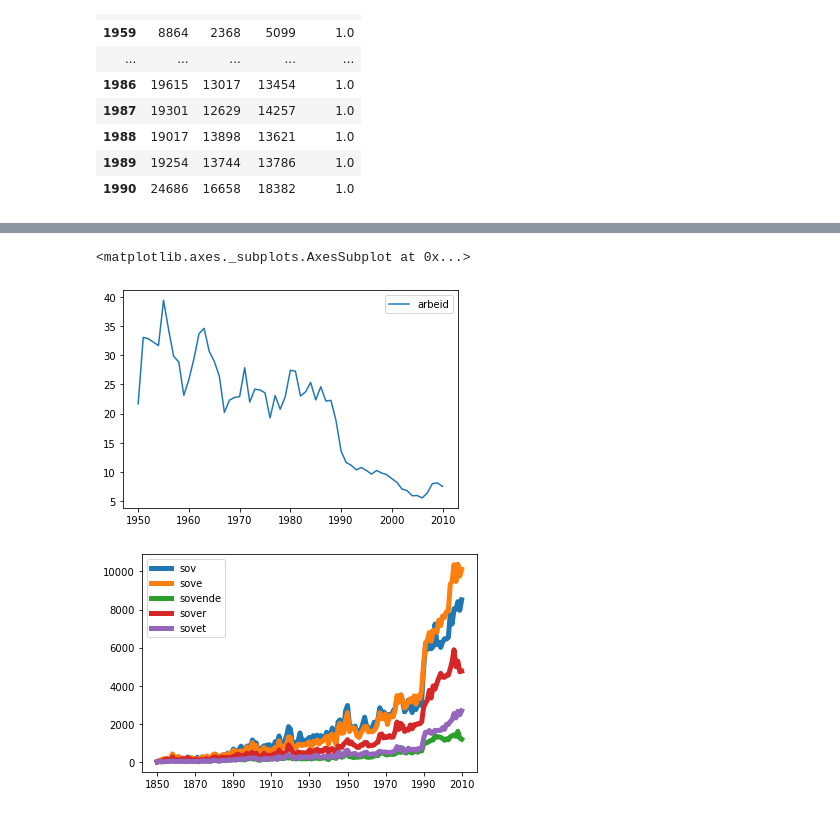
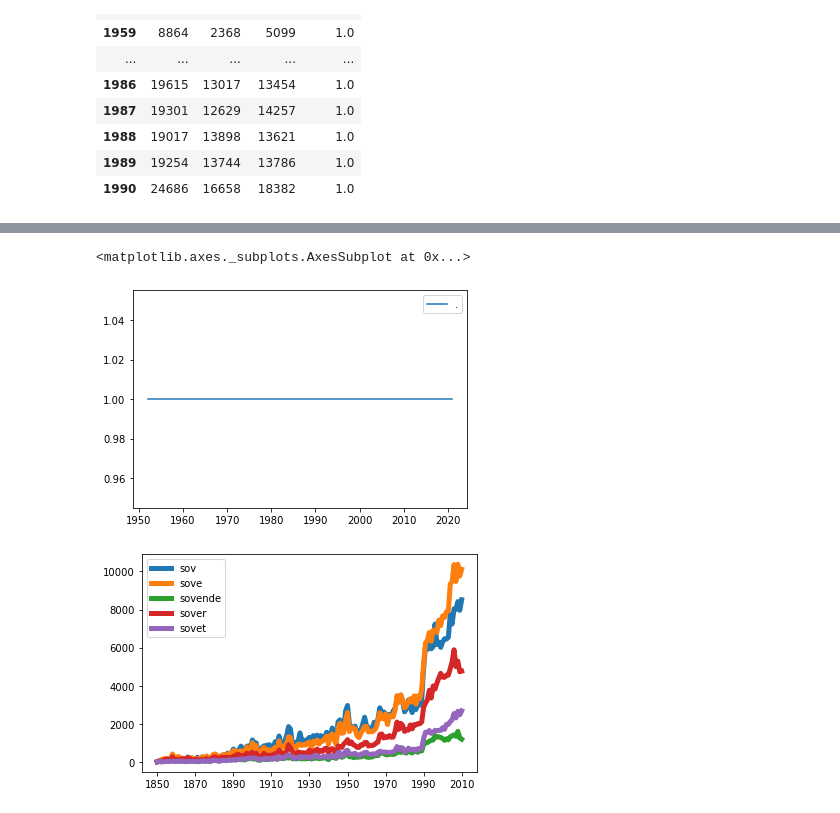
Before and after one commit to Yoonsen/Demo, a Jupyter notebook: Untitled.ipynb, the cells around one changed output, grey strips where cells are left out. Cells and saved outputs as stored; diff of their text form; code cells hidden in the pictures.

```diff
--- a/Untitled.ipynb
+++ b/Untitled.ipynb
@@ -247,0 +280,2 @@ class Ngram_news(Ngram_book):
+# %%
+z = Ngram(words = ['og', 'i', 'på'],doctype = "digibok")
@@ -248,5 +294,5 @@ class Ngram_news(Ngram_book):
 # %%
-z = Ngram_news(words = ['arbeid'])
+a = Ngram(words = ['arbeid'])
 # %%
 z.plot()
 # %% [output]
@@ -254,8 +300,8 @@ z.plot()
 # %%
-z.compare(x).plot()
+z.compare(z).plot()
 # %% [output]
 <matplotlib.axes._subplots.AxesSubplot at 0x...>
-[figure, old version]
+[figure, new version]
 # %%
 x = Ngram(words = ['sove', 'sover', 'sov','sovet', 'sovende'], from_year = 1850, to_year = 2010)
 # %%
```
Also changed, not shown: parts of 6 cells of this notebook.
